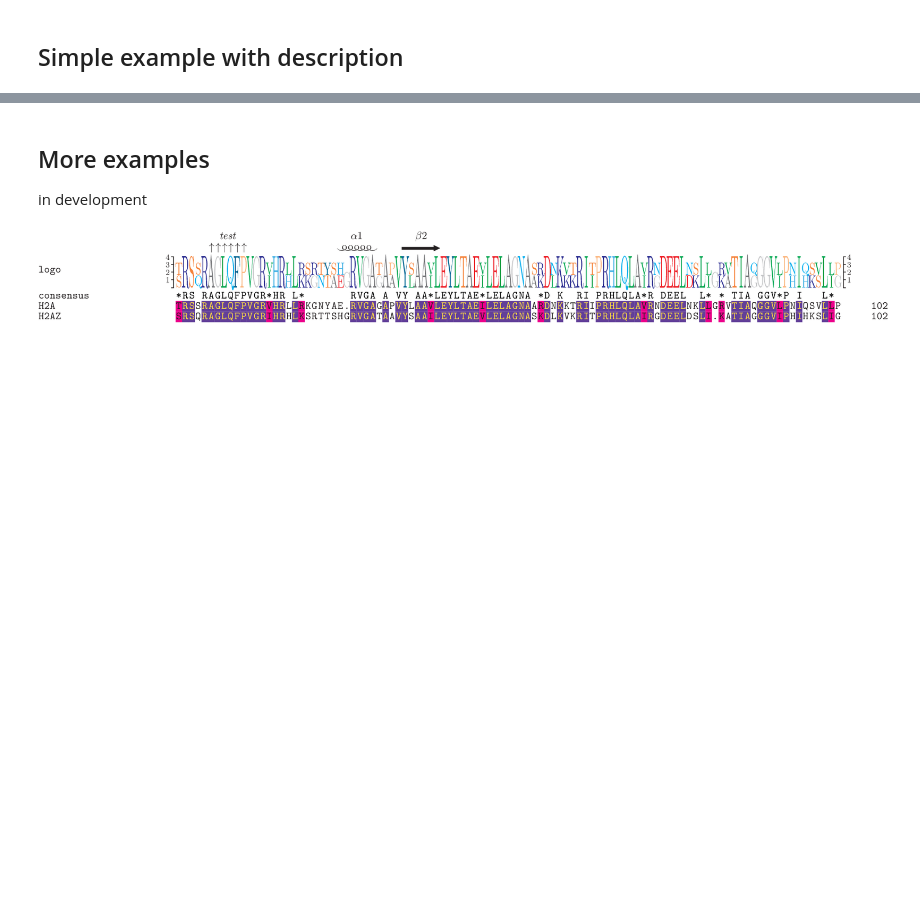
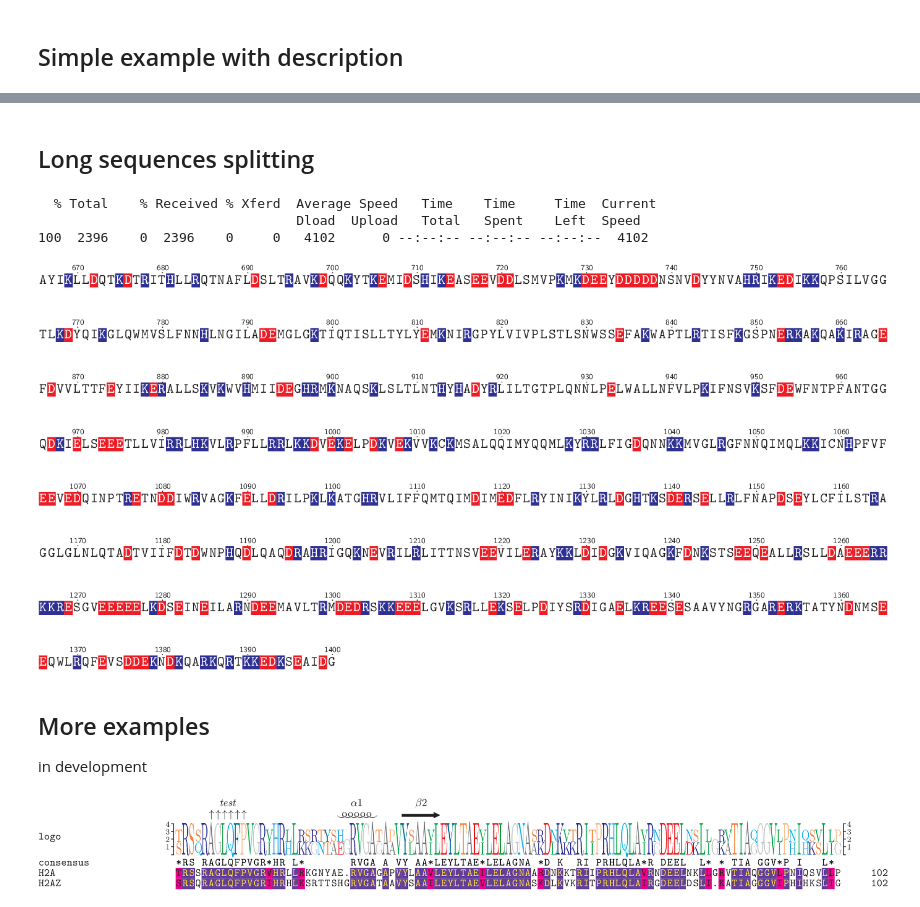
Before and after one commit to intbio/pytexshade, a Jupyter notebook: example.ipynb, the cells around one changed output, grey strips where cells are left out. Cells and saved outputs as stored; diff of their text form; code cells hidden in the pictures; blank space fills up the shorter version.

```diff
--- a/example.ipynb
+++ b/example.ipynb
@@ -52,4 +73,41 @@ ipyshade.shadedmsa(msa,\
 [figure]
+# %% [markdown]
+## Long sequences splitting
+# %%
+#Let's get SEQREC sequences
+#Another way if from fasta files provided by PDB
+# We get SEQRECORDS  NOTE - these are provided by authors
+# and usually contain parts unresolved in 3D
+from Bio import SeqIO
+import urllib.request
+!curl 'https://www.rcsb.org/pdb/download/downloadFastaFiles.do?structureIdList=5Z3L&compressionType=uncompressed'> temp.fasta
+records = SeqIO.parse('temp.fasta', "fasta")
+chseq_seqrec={}
+for r in records:
+    chseq_seqrec.update({r.id.split('|')[0].split(':')[1]:r.seq})
+#Prepare a Multiple Sequence Alignment in biopython
+msa=MultipleSeqAlignment([SeqRecord(chseq_seqrec['O'],id='Snf2',name='Snf2')])
+# %% [output]
+  % Total    % Received % Xferd  Average Speed   Time    Time     Time  Current
+                                 Dload  Upload   Total   Spent    Left  Speed
+100  2396    0  2396    0     0   4102      0 --:--:-- --:--:-- --:--:--  4102
+# %%
+#Shade
+ipyshade.shadedmsa(msa,\
+     shading_modes=['charge_functional'],# list of shading modes according to TexShade, supported are "similar", "hydropathy_functional", "chemical_functional", "structure_functional", "charge_functional", "diverse"\
+     legend=False,features=[],title='',\
+     logo=False, #SeqLogo \
+     hideseqs=False,#activate \hidseqs command \
+     splitN=20, #alignment will be split into splitN batches\
+     setends=[1,10000], # a section of alignment will be displayed between setends[0] and setends[1]\
+     ruler=True, # Add a ruler\
+     show_seq_names=False,# Show sequence names\
+     funcgroups=None, # Hilight functional groups, Tex code should be inserted example funcgroups="\\funcgroup{xxx}{CT}{White}{Green}{upper}{up} \\funcgroup{yyy}{GA}{White}{Blue}{upper}{up}" \
+     show_seq_length=False, #Show sequence length \
+     resperline=100, startnumber=666, debug = False
+    )
+# %% [output]
+[figure, added]
 # %% [markdown]
 ## More examples
 in development
```
Also changed, not shown: parts of 8 cells of this notebook, 7 other files.
